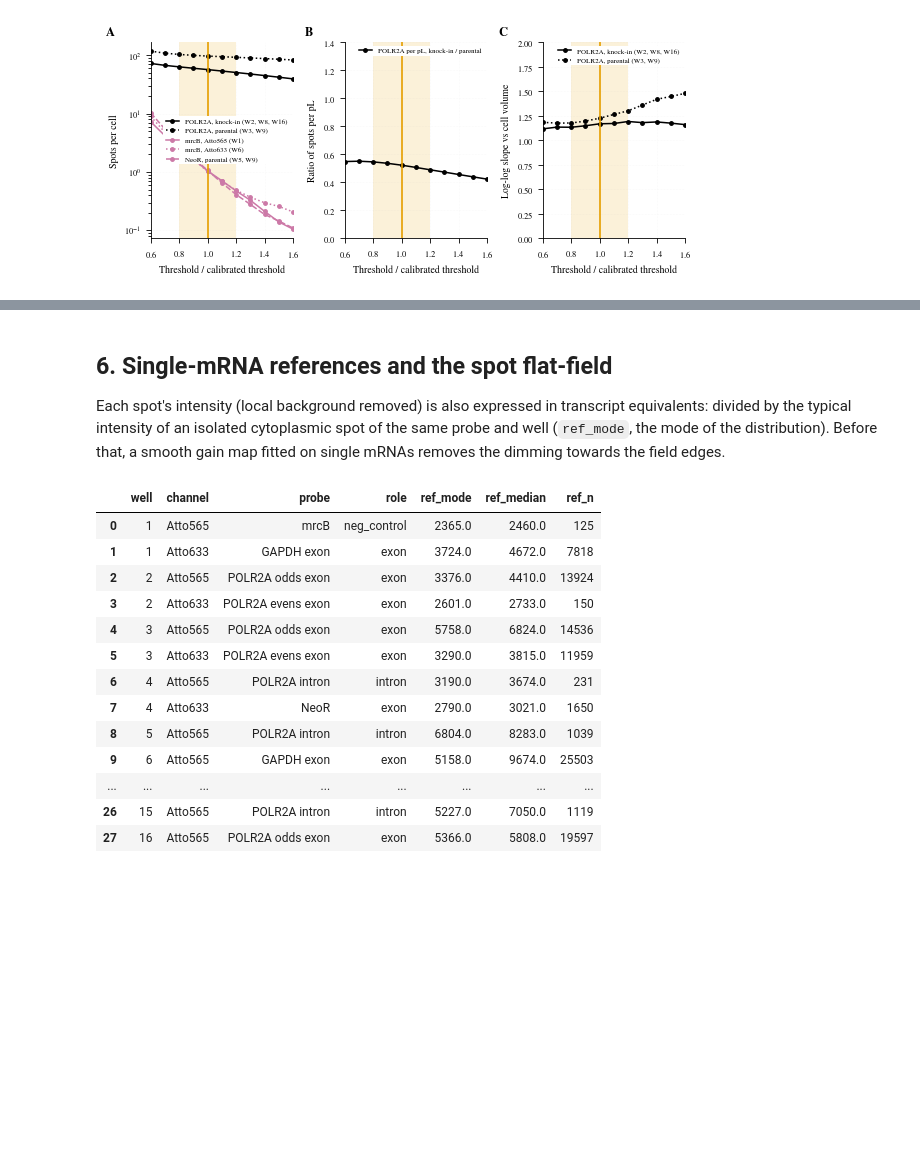
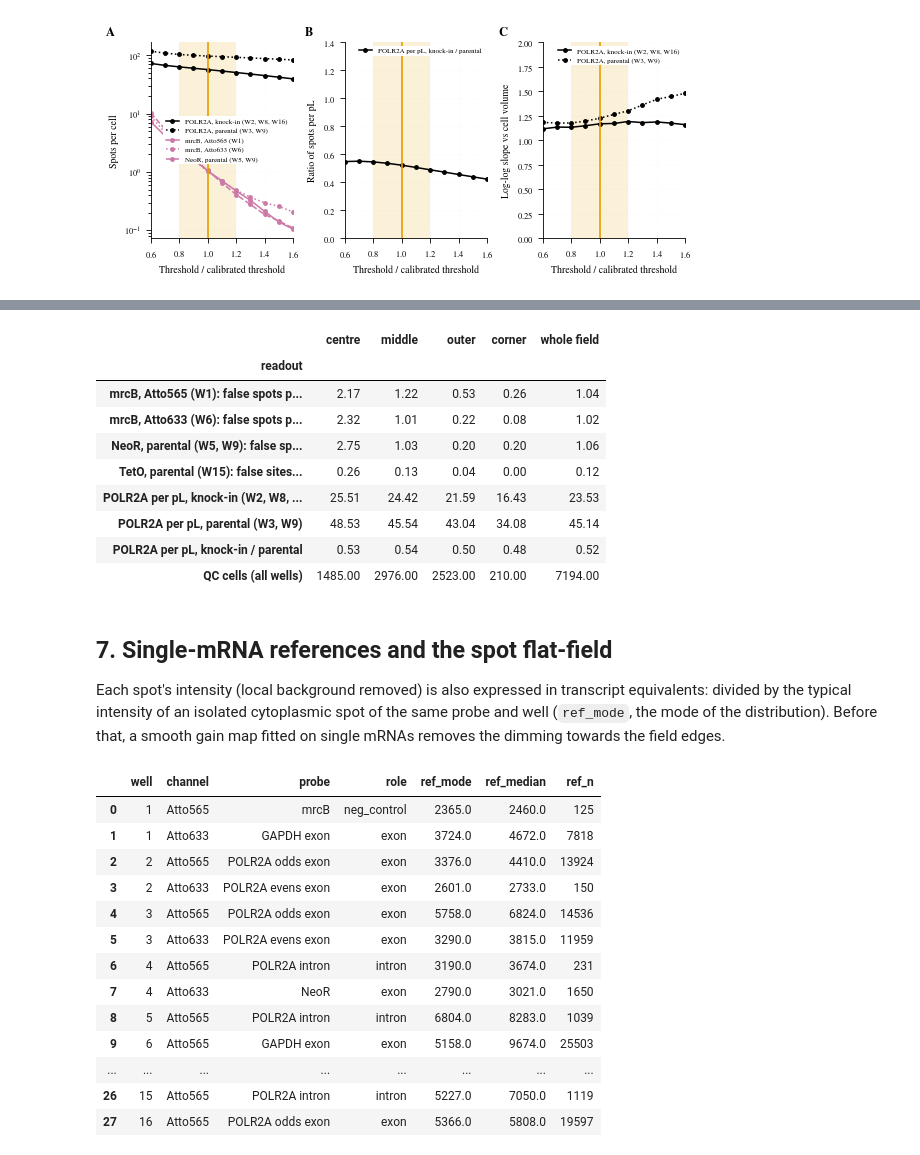
Before and after one commit to blymrsn/smFISH_analysis, a Jupyter notebook: notebooks/1_calibration.ipynb, the cells around one changed output, grey strips where cells are left out. Saved outputs shown, nothing was run; the diff lists cells and outputs as text; code cells hidden in the pictures; blank space fills up the shorter version.

```diff
--- a/notebooks/1_calibration.ipynb
+++ b/notebooks/1_calibration.ipynb
@@ -270,5 +280,50 @@ with S.use("publication"):
+# %%
+voxel_xy = plate.cfg["voxel_size_um"]["expected"][1]
+xy = pd.read_parquet(plate.agg / "spots.parquet", filters=[("well", "==", 1)], columns=["y_px", "x_px"])
+half = (max(xy["y_px"].max(), xy["x_px"].max()) + 1) / 2 * voxel_xy          # field half-width in µm
+r = np.hypot(qc["centroid_y_um"] - half, qc["centroid_x_um"] - half) / half
+RINGS = ["centre", "middle", "outer", "corner"]
+by_ring = qc.assign(ring=pd.cut(r, [0, 0.4, 0.7, 1.0, 1.5], labels=RINGS))[["fov_id", "cell_id", "well", "ring",
+                                                                              "cell_volume_um3"]]
+POSITION = {"mrcB, Atto565 (W1): false spots per cell": ("mrcB", "Atto565", [1], "cell"),
+            "mrcB, Atto633 (W6): false spots per cell": ("mrcB", "Atto633", [6], "cell"),
+            "NeoR, parental (W5, W9): false spots per cell": ("NeoR", "Atto633", [5, 9], "cell"),
+            "TetO, parental (W15): false sites per nucleus": ("TetO MS2 intron", "Atto633", [15], "nucleus"),
+            "POLR2A per pL, knock-in (W2, W8, W16)": ("POLR2A odds exon", "Atto565", [2, 8, 16], "per pL"),
+            "POLR2A per pL, parental (W3, W9)": ("POLR2A odds exon", "Atto565", [3, 9], "per pL")}
+rows = []
+for label, (probe, channel, wells, unit) in POSITION.items():
+    d = long[(long["probe"] == probe) & (long["channel"] == channel) & long["well"].isin(wells)]
+    if unit == "nucleus":
+        d = d[d["compartment"] == "nucleus"]
+    n = d.groupby(["fov_id", "cell_id"])["n_spots"].sum()
+    c = by_ring[by_ring["well"].isin(wells)].set_index(["fov_id", "cell_id"])
+    c["n"] = n.reindex(c.index, fill_value=0)
+    if unit == "per pL":
+        per = c.groupby("ring", observed=True).apply(lambda t: t["n"].sum() / t["cell_volume_um3"].sum() * 1000,
+                                                     include_groups=False)
+        total = c["n"].sum() / c["cell_volume_um3"].sum() * 1000
+    else:
+        per, total = c.groupby("ring", observed=True)["n"].mean(), c["n"].mean()
+    rows.append({"readout": label, **per.to_dict(), "whole field": total})
+position = pd.DataFrame(rows).set_index("readout")
+position.loc["POLR2A per pL, knock-in / parental"] = (position.iloc[-2] / position.iloc[-1])
+position.loc["QC cells (all wells)"] = by_ring.groupby("ring", observed=True).size().reindex(RINGS).tolist() + [len(by_ring)]
+position.to_csv(plate.results / "position_in_field.csv")
+display(position.round(2))
+# %% [output]
+|  | centre | middle | outer | corner | whole field |
+| readout |  |  |  |  |  |
+| mrcB, Atto565 (W1): false spots p... | 2.17 | 1.22 | 0.53 | 0.26 | 1.04 |
+| mrcB, Atto633 (W6): false spots p... | 2.32 | 1.01 | 0.22 | 0.08 | 1.02 |
+| NeoR, parental (W5, W9): false sp... | 2.75 | 1.03 | 0.20 | 0.20 | 1.06 |
+| TetO, parental (W15): false sites... | 0.26 | 0.13 | 0.04 | 0.00 | 0.12 |
+| POLR2A per pL, knock-in (W2, W8, ... | 25.51 | 24.42 | 21.59 | 16.43 | 23.53 |
+| POLR2A per pL, parental (W3, W9) | 48.53 | 45.54 | 43.04 | 34.08 | 45.14 |
+| POLR2A per pL, knock-in / parental | 0.53 | 0.54 | 0.50 | 0.48 | 0.52 |
+| QC cells (all wells) | 1485.00 | 2976.00 | 2523.00 | 210.00 | 7194.00 |
 # %% [markdown]
-## 6. Single-mRNA references and the spot flat-field
+## 7. Single-mRNA references and the spot flat-field
 Each spot's intensity (local background removed) is also expressed in transcript equivalents: divided by the
 typical intensity of an isolated cytoplasmic spot of the same probe and well (`ref_mode`, the mode of the
 distribution). Before that, a smooth gain map fitted on single mRNAs removes the dimming towards the field edges.
```
Also changed, not shown: parts of 3 cells of this notebook, 4 other files.
